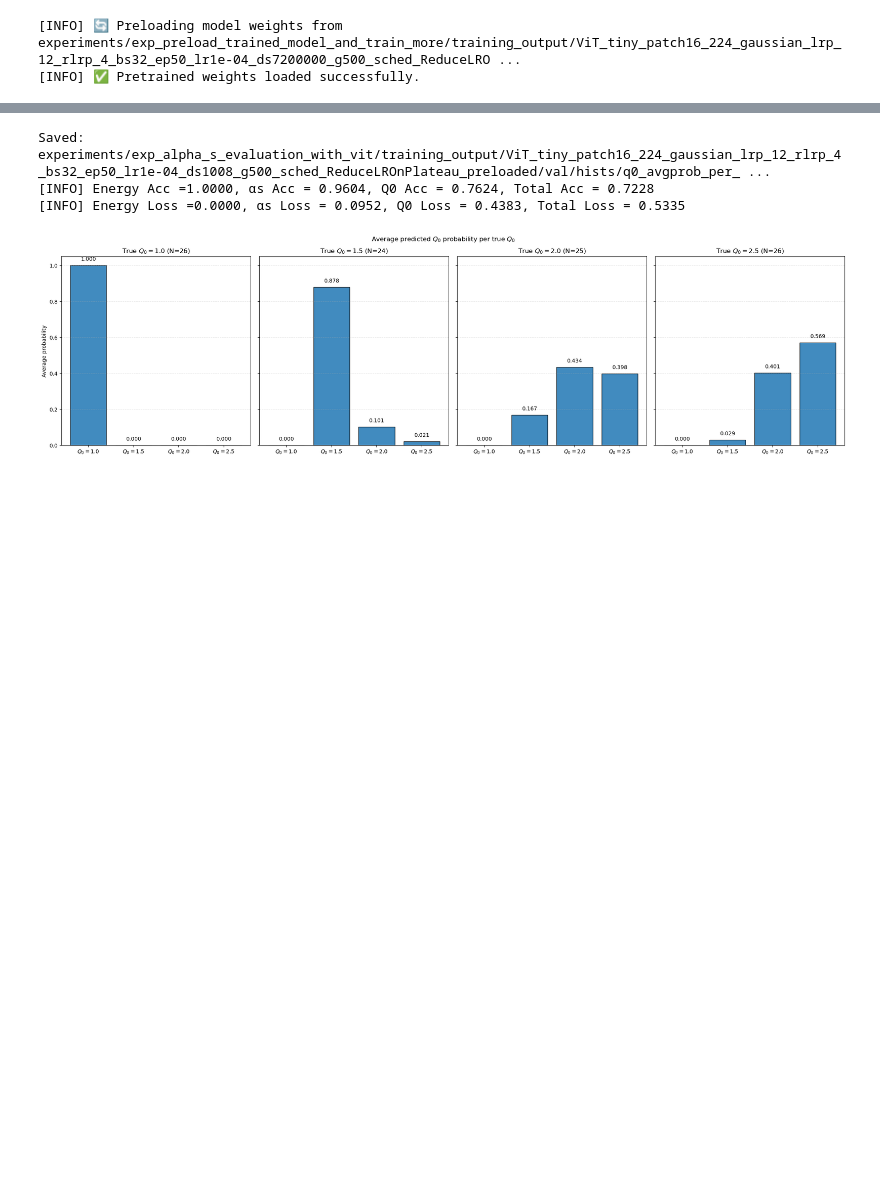
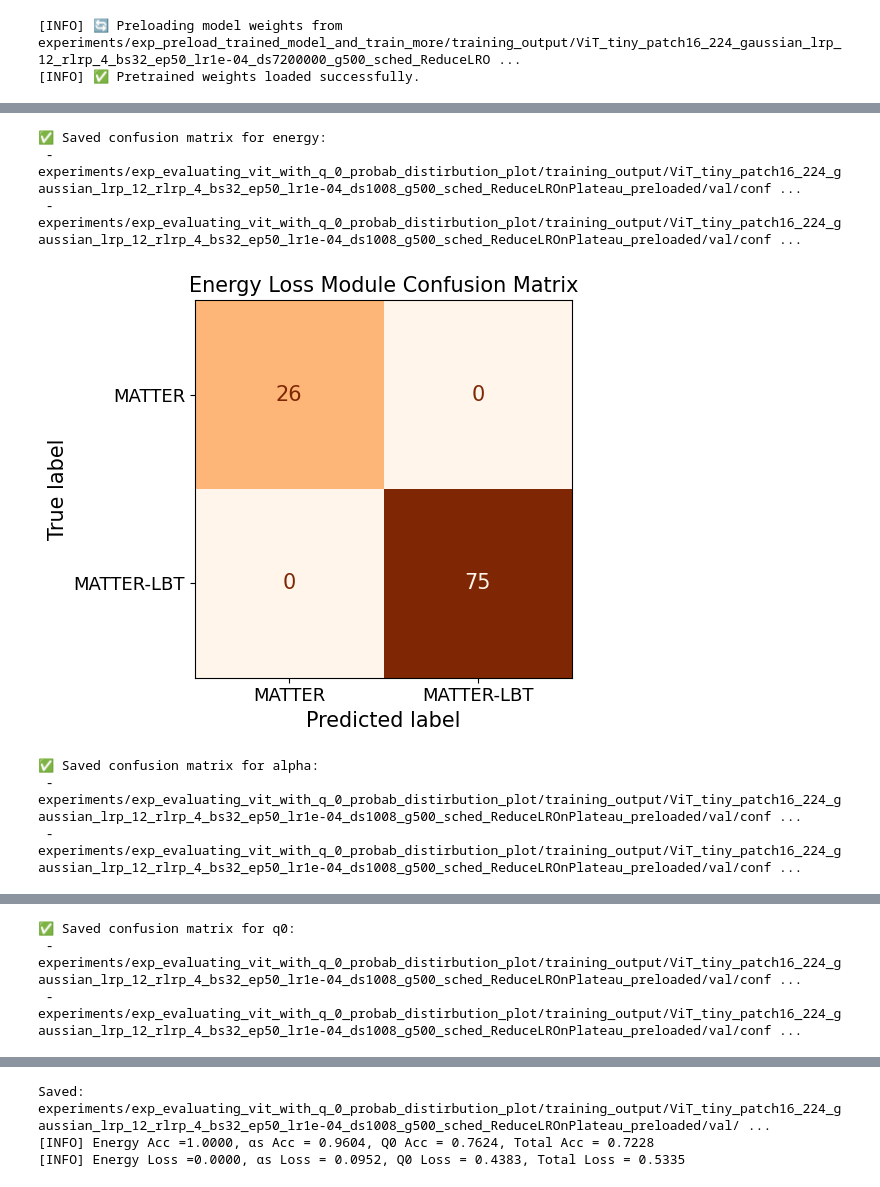
Before and after one commit to hmehryar/ml-jet-param-predictor, a Jupyter notebook: evaluation.ipynb, the cells around one changed output, grey strips where cells are left out. Cells and saved outputs as stored; diff of their text form; code cells hidden in the pictures; blank space fills up the shorter version.

```diff
--- a/evaluation.ipynb
+++ b/evaluation.ipynb
@@ -191,0 +249,10 @@ model, preloaded = load_pretrained_model(model, device, cfg)
+# %%
+plot_confusion_matrices(metrics, output_dir= f"{cfg.output_dir}/val", color_map="Oranges")
+# %% [output]
+✅ Saved confusion matrix for energy:
+ - experiments/exp_evaluating_vit_with_q_0_probab_distirbution_plot/training_output/ViT_tiny_patch16_224_gaussian_lrp_12_rlrp_4_bs32_ep50_lr1e-04_ds1008_g500_sched_ReduceLROnPlateau_preloaded/val/conf ...
+ - experiments/exp_evaluating_vit_with_q_0_probab_distirbution_plot/training_output/ViT_tiny_patch16_224_gaussian_lrp_12_rlrp_4_bs32_ep50_lr1e-04_ds1008_g500_sched_ReduceLROnPlateau_preloaded/val/conf ...
+[figure, added]
+✅ Saved confusion matrix for alpha:
+ - experiments/exp_evaluating_vit_with_q_0_probab_distirbution_plot/training_output/ViT_tiny_patch16_224_gaussian_lrp_12_rlrp_4_bs32_ep50_lr1e-04_ds1008_g500_sched_ReduceLROnPlateau_preloaded/val/conf ...
+ - experiments/exp_evaluating_vit_with_q_0_probab_distirbution_plot/training_output/ViT_tiny_patch16_224_gaussian_lrp_12_rlrp_4_bs32_ep50_lr1e-04_ds1008_g500_sched_ReduceLROnPlateau_preloaded/val/conf ...
@@ -191,0 +260,3 @@ model, preloaded = load_pretrained_model(model, device, cfg)
+✅ Saved confusion matrix for q0:
+ - experiments/exp_evaluating_vit_with_q_0_probab_distirbution_plot/training_output/ViT_tiny_patch16_224_gaussian_lrp_12_rlrp_4_bs32_ep50_lr1e-04_ds1008_g500_sched_ReduceLROnPlateau_preloaded/val/conf ...
+ - experiments/exp_evaluating_vit_with_q_0_probab_distirbution_plot/training_output/ViT_tiny_patch16_224_gaussian_lrp_12_rlrp_4_bs32_ep50_lr1e-04_ds1008_g500_sched_ReduceLROnPlateau_preloaded/val/conf ...
@@ -192,19 +264,12 @@ model, preloaded = load_pretrained_model(model, device, cfg)
 # %%
-from train_utils.evaluate import evaluate
-metrics = evaluate(
-    val_loader, model, criterion, device,
-    make_q0_avgprob_fig=True,
-    q0_avgprob_fig_path=os.path.join(cfg.output_dir, "val/hists/q0_avgprob_per_true_bin"),
-    q0_class_names=("1.0","1.5","2.0","2.5")
-)
+
 print("Saved:", metrics.get("q0_avgprob_hist_path"))
 print(f"[INFO] Energy Acc ={metrics['energy']['accuracy']:.4f}, αs Acc = {metrics['alpha']['accuracy']:.4f}, Q0 Acc = {metrics['q0']['accuracy']:.4f}, Total Acc = {metrics['accuracy']:.4f}")
 print(f"[INFO] Energy Loss ={metrics['loss_energy']:.4f}, αs Loss = {metrics['loss_alpha']:.4f}, Q0 Loss = {metrics['loss_q0']:.4f}, Total Loss = {metrics['loss']:.4f}")
 # %% [output]
-Saved: experiments/exp_alpha_s_evaluation_with_vit/training_output/ViT_tiny_patch16_224_gaussian_lrp_12_rlrp_4_bs32_ep50_lr1e-04_ds1008_g500_sched_ReduceLROnPlateau_preloaded/val/hists/q0_avgprob_per_ ...
+Saved: experiments/exp_evaluating_vit_with_q_0_probab_distirbution_plot/training_output/ViT_tiny_patch16_224_gaussian_lrp_12_rlrp_4_bs32_ep50_lr1e-04_ds1008_g500_sched_ReduceLROnPlateau_preloaded/val/ ...
 [INFO] Energy Acc =1.0000, αs Acc = 0.9604, Q0 Acc = 0.7624, Total Acc = 0.7228
 [INFO] Energy Loss =0.0000, αs Loss = 0.0952, Q0 Loss = 0.4383, Total Loss = 0.5335
-[figure, removed]
 # %%
 finalize_training_summary(
     summary=training_summary,
```
Also changed, not shown: parts of 9 cells of this notebook, 8 other files.
